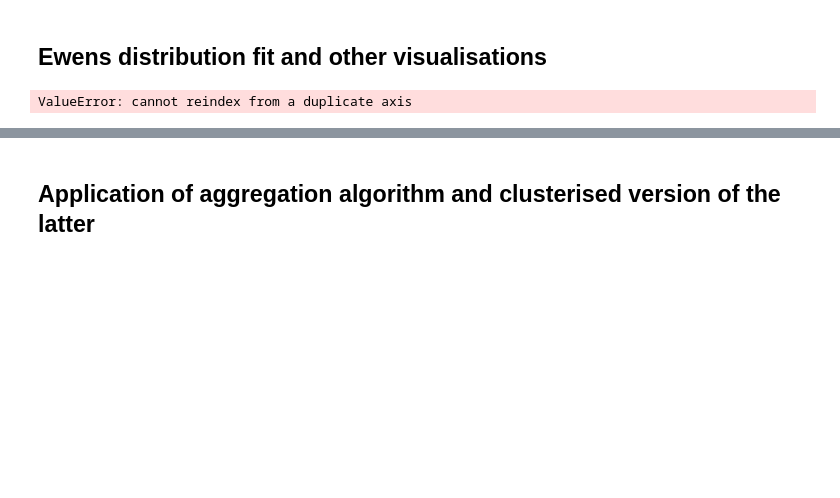
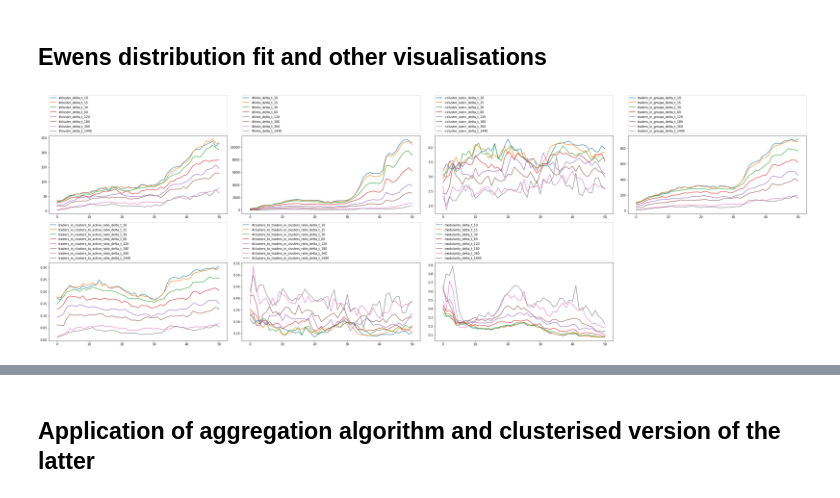
Before and after one commit to Wisniewskiw/Temporal-Distribution-of-Clusters-of-Traders-inFX-Market, a Jupyter notebook: Temporal distribution of clusters of traders in FX.ipynb, the cells around one changed output, grey strips where cells are left out. Drawn from its saved outputs; the diff is of its cells as text; code cells hidden in the pictures; blank space fills up the shorter version.

```diff
--- a/Temporal distribution of clusters of traders in FX.ipynb
+++ b/Temporal distribution of clusters of traders in FX.ipynb
@@ -298,6 +301,6 @@ EURUSD 60 500 6months_2weeks EgoNetSplitter output\dynamic\
 # %% [markdown]
 ## Ewens distribution fit and other visualisations
 # %%
-ewens.plot_stats("6months_2weeks_EURUSD" ,1000 ,50)
+ewens.plot_stats("6months_2weeks_EURUSD" ,100 )
 # %% [output]
-ValueError: cannot reindex from a duplicate axis
+[figure, added]
```
Also changed, not shown: parts of 37 cells of this notebook.
